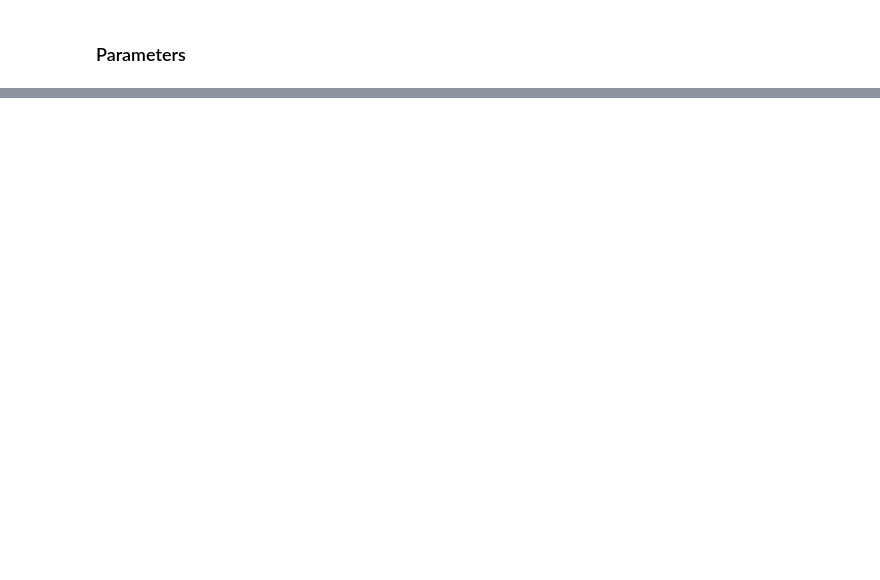
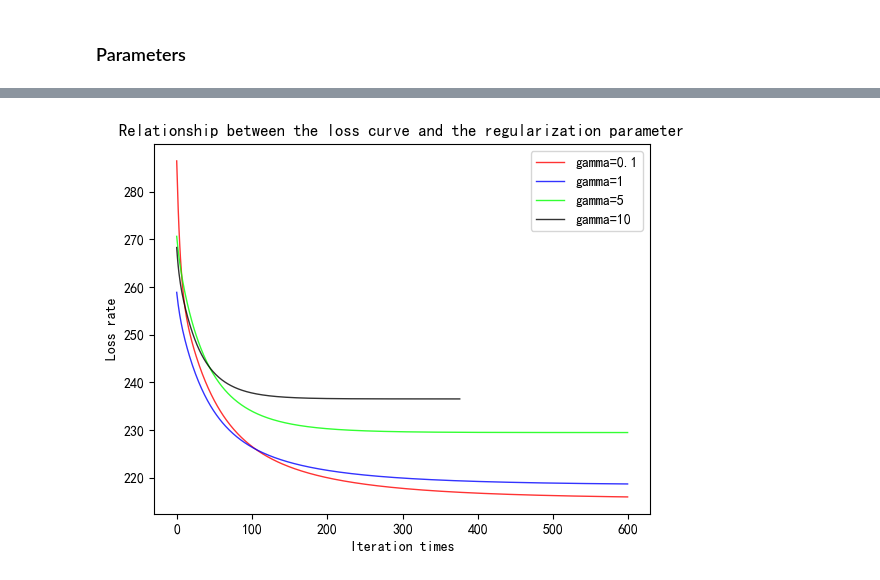
Before and after one commit to wintermelon008/2022-ML-ustc, a Jupyter notebook: lab1/Loan.ipynb, the cells around one changed output, grey strips where cells are left out. Cells and saved outputs as stored; diff of their text form; code cells hidden in the pictures; blank space fills up the shorter version.

```diff
--- a/lab1/Loan.ipynb
+++ b/lab1/Loan.ipynb
@@ -258,0 +261,43 @@ plt.show()
+# %%
+RED = '#FF0000'
+PINK = '#FF1493'
+PURPLE = '#A020F0'
+ORANGE = '#FF7F00'
+TOMATO = '#EE5C42'
+BLUE = '#0000FF'
+SKY = '#00BFFF'
+GREEN = '#00FF00'
+LIGHTGREEN = '#90EE90'
+BLACK = '#000000'
+YELLOW = '#FFFF00'
+
+X_train, y_train, X_test, y_test = random_Split_data(df, rate=0.7)
+lr = LogisticRegression(penalty='l2', gamma=0.1)
+times, loss = lr.fit(X_train, y_train, lr=0.001, tol=1e-5)
+pred = lr.predict(X_test)
+show(times, loss, color=RED, end=600)
+
+lr = LogisticRegression(penalty='l2', gamma=1)
+times, loss = lr.fit(X_train, y_train, lr=0.001, tol=1e-5)
+pred = lr.predict(X_test)
+show(times, loss, color=BLUE, end=600)
+
+lr = LogisticRegression(penalty='l2', gamma=5)
+times, loss = lr.fit(X_train, y_train, lr=0.001, tol=1e-5)
+pred = lr.predict(X_test)
+show(times, loss, color=GREEN, end=600)
+
+lr = LogisticRegression(penalty='l2', gamma=10)
+times, loss = lr.fit(X_train, y_train, lr=0.001, tol=1e-5)
+pred = lr.predict(X_test)
+show(times, loss, color=BLACK, end=600)
+
+
+
+plt.legend(['gamma=0.1', 'gamma=1', 'gamma=5','gamma=10'], loc='upper right')
+plt.xlabel('Iteration times')
+plt.ylabel('Loss rate')
+plt.title('Relationship between the loss curve and the regularization parameter')
+plt.show()
+# %% [output]
+[figure, added]
```
Also changed, not shown: parts of 7 cells of this notebook, 10 other files.
